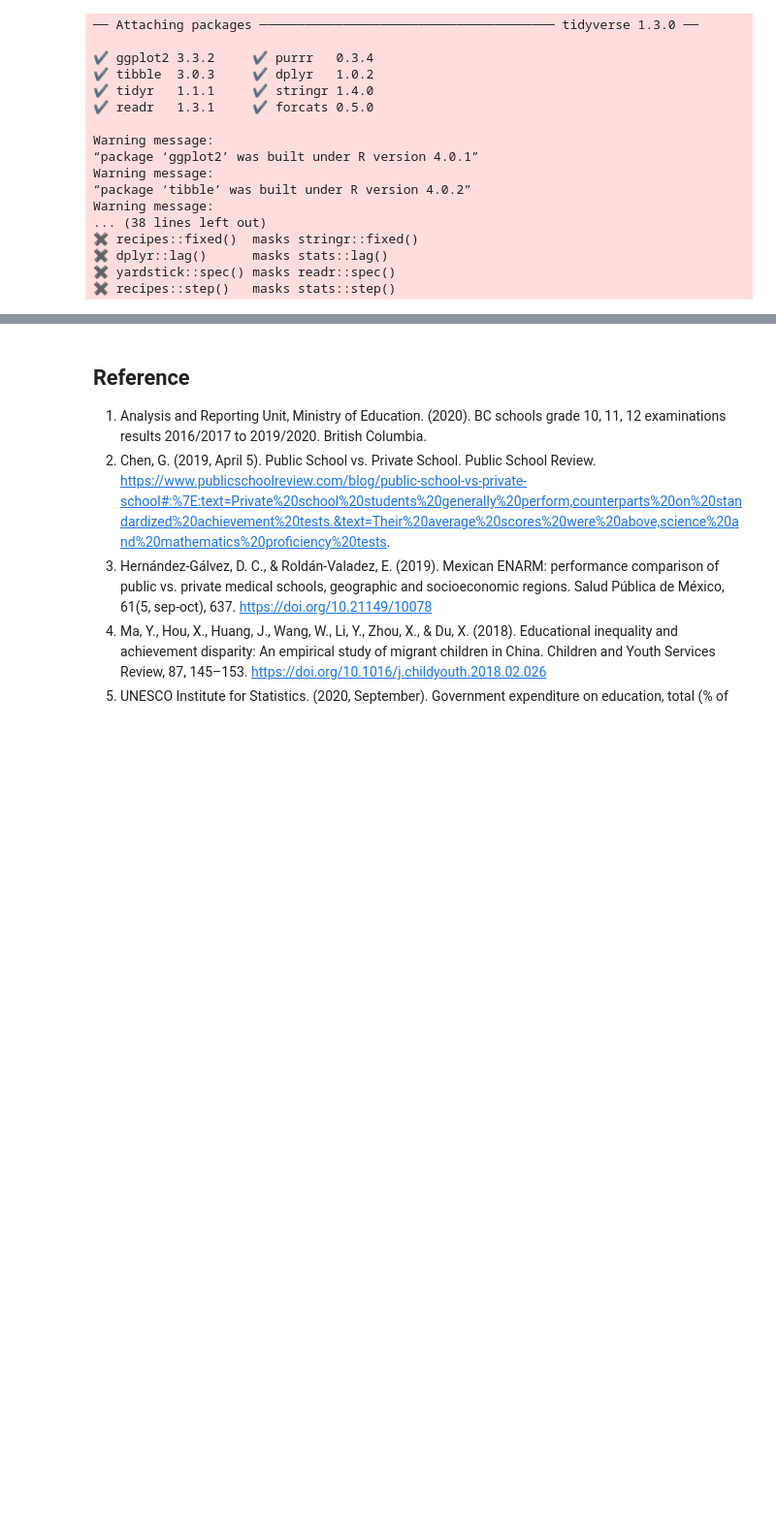
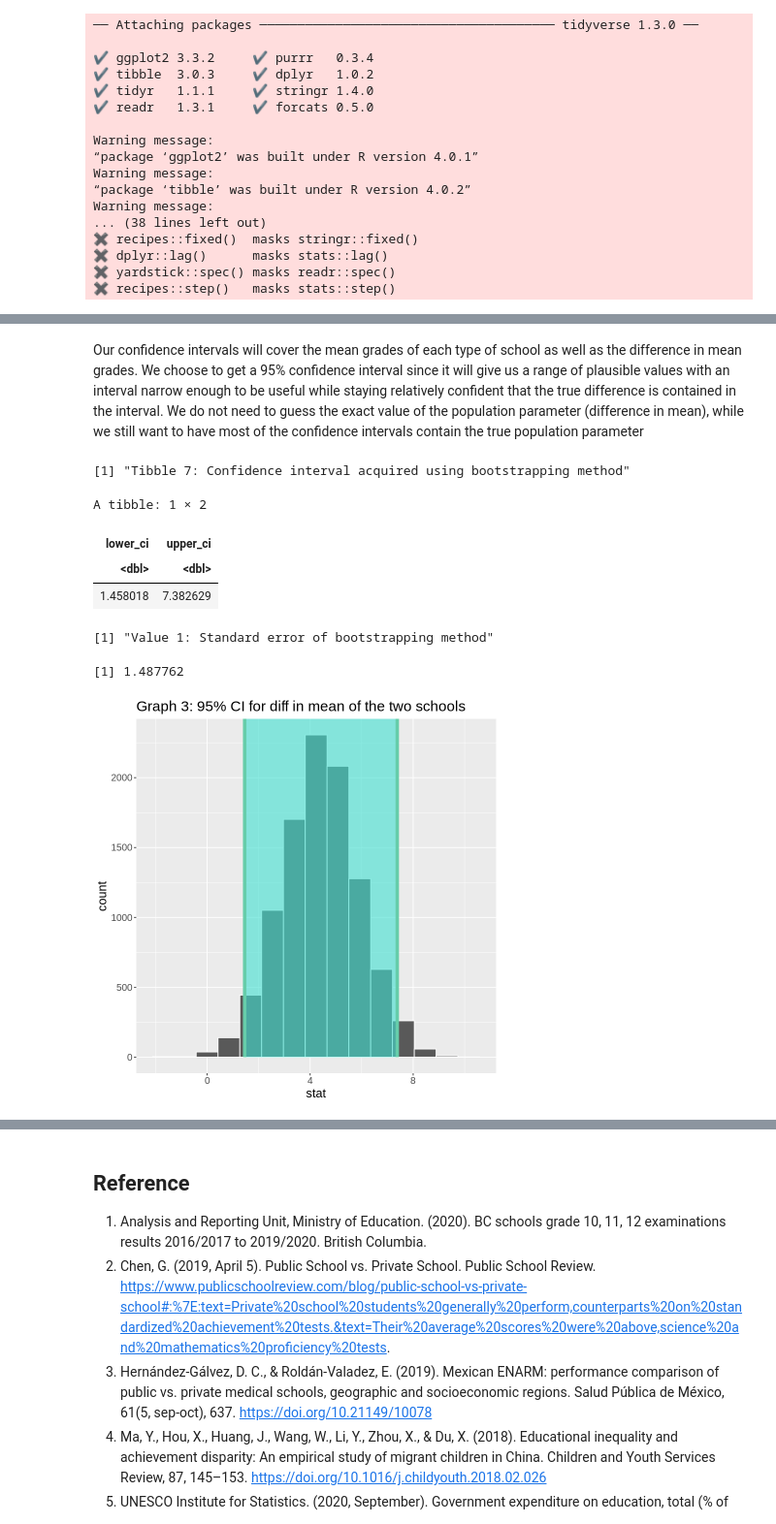
Before and after one commit to michelleykim/bc_exams_analysis, a Jupyter notebook: report.ipynb, the cells around one changed output, grey strips where cells are left out. Shown at 97% size. Drawn from its saved outputs; the diff is of its cells as text; code cells hidden in the pictures; blank space fills up the shorter version.

```diff
--- a/report.ipynb
+++ b/report.ipynb
@@ -419,0 +226,31 @@ This analysis suggests that there is/are some factor(s) that result in private h
+# %% [markdown]
+Our confidence intervals will cover the mean grades of each type of school as well as the difference in mean grades. We choose to get a 95% confidence interval since it will give us a range of plausible values with an interval narrow enough to be useful while staying relatively confident that the true difference is contained in the interval. We do not need to guess the exact value of the population parameter (difference in mean), while we still want to have most of the confidence intervals contain the true population parameter
+# %%
+# get 95% confidence interval (bootstrap)
+percentile_ci <- bootstrap_distribution %>%
+  get_confidence_interval(level = 0.95, type = "percentile")
+print('Tibble 7: Confidence interval acquired using bootstrapping method')
+percentile_ci
+
+# visualize the bootstrap distribution
+visualize(bootstrap_distribution, binwidth= 0.5) +
+  shade_confidence_interval(endpoints = percentile_ci)+
+ theme(text = element_text(size = 15))+
+  ggtitle("Graph 3: 95% CI for diff in mean of the two schools")
+
+#getting the standard error of bootstrapping method (computer generated simulations)
+se_bootstrap<- bootstrap_distribution %>%
+     ungroup() %>%
+    summarize(se = sd(stat)) %>%
+    as.numeric()
+print('Value 1: Standard error of bootstrapping method')
+se_bootstrap
+# %% [output]
+[1] "Tibble 7: Confidence interval acquired using bootstrapping method"
+A tibble: 1 × 2
+| lower_ci | upper_ci |
+| <dbl> | <dbl> |
+| 1.458018 | 7.382629 |
+[1] "Value 1: Standard error of bootstrapping method"
+[1] 1.487762
+[figure, added]
```
Also changed, not shown: parts of 35 cells of this notebook.
